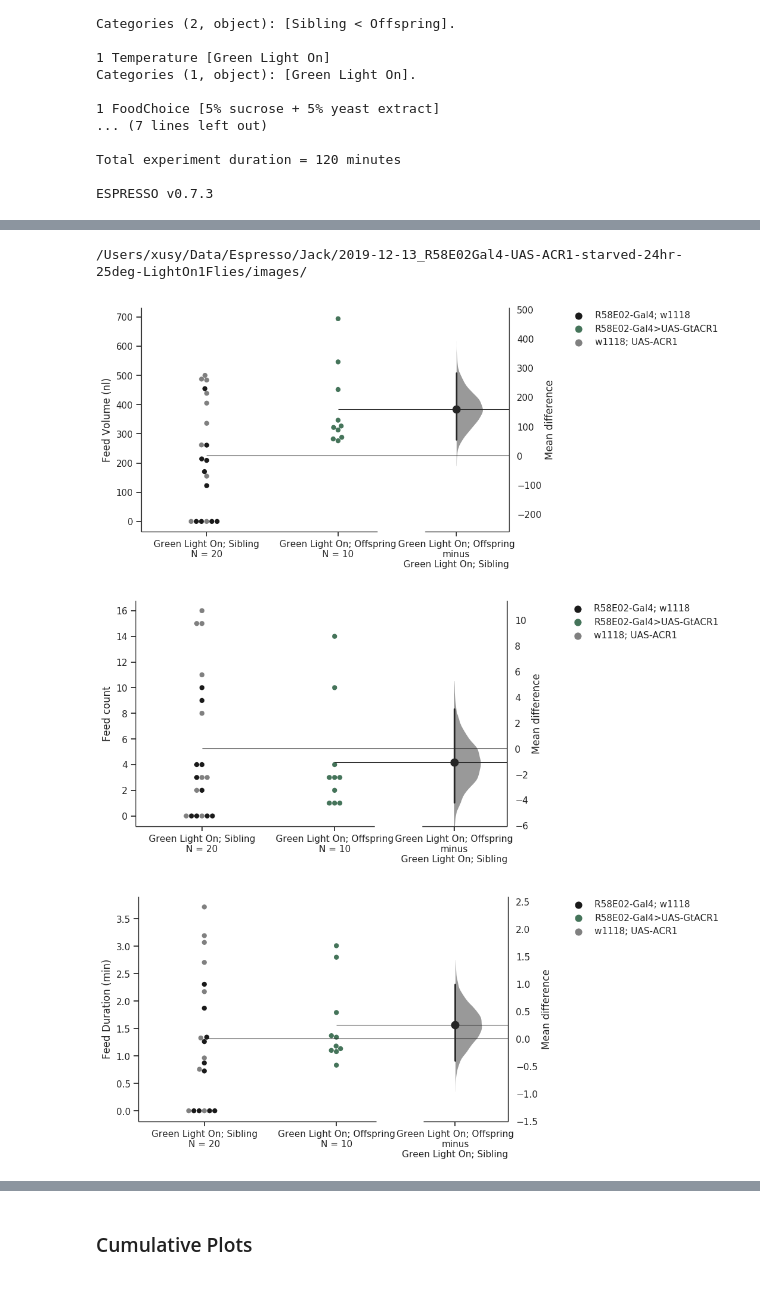
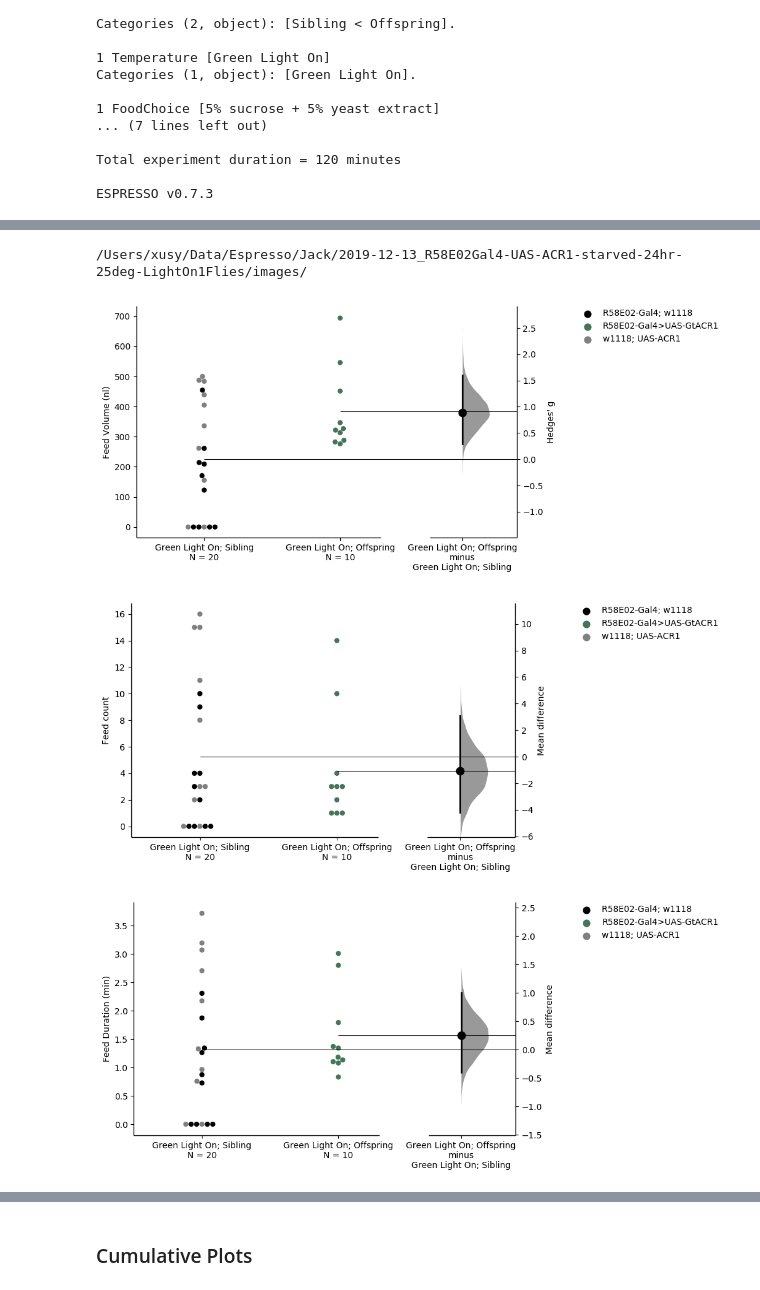
Before and after one commit to sangyu/SangyuShared, a Jupyter notebook: ACCCodetoShare/Espresso Notebooks/Espresso Notebook for Jack.ipynb, the cells around one changed output, grey strips where cells are left out. Cells and saved outputs as stored; diff of their text form; code cells hidden in the pictures.

```diff
--- a/ACCCodetoShare/Espresso Notebooks/Espresso Notebook for Jack.ipynb
+++ b/ACCCodetoShare/Espresso Notebooks/Espresso Notebook for Jack.ipynb
@@ -74,7 +74,7 @@ compareby='Status'
 colorby='Genotype'
 timeToAnalyse=2 #hours
 figAspectRatio=(8, 5)
-
+fDPI=150
 
 
 # plot volume plots with espresso contrast plot function
@@ -84,13 +84,13 @@ volume = all_Data.plot.contrast.feed_volume_per_fly(group_by=groupby,
                                                     volume_unit="nanoliter",
                                                      end_hour=timeToAnalyse)
 # plot data with dabest
-fvolume = volume.mean_diff.plot(color_col=colorby,swarm_label="Feed Volume (nl)",
+fvolume = volume.hedges_g.plot(color_col=colorby,swarm_label="Feed Volume (nl)",
                                 custom_palette=CPalette,
                                     fig_size=figAspectRatio)
 
 # save both a .png for quick browsing and a .svg for manipulation
-fvolume.savefig(imagepath + 'Volume' +'deg.png',transparent=True, bbox_inches='tight', dpi=200)
-fvolume.savefig(imagepath + 'Volume' +'deg.svg',transparent=True, bbox_inches='tight')
+fvolume.savefig(imagepath + 'Volume' +'.png',transparent=True, bbox_inches='tight', dpi=fDPI)
+fvolume.savefig(imagepath + 'Volume' +'.svg',transparent=True, bbox_inches='tight')
 
 
 count = all_Data.plot.contrast.feed_count_per_fly(group_by=groupby,
@@ -98,36 +98,36 @@ count = all_Data.plot.contrast.feed_count_per_fly(group_by=groupby,
                                                      end_hour=timeToAnalyse)
 
 fcount = count.mean_diff.plot(color_col=colorby, fig_size=figAspectRatio,swarm_label="Feed count",
                                 custom_palette=CPalette)
-fcount.savefig(imagepath + 'Count.png',transparent=True, bbox_inches='tight', dpi=200)
+fcount.savefig(imagepath + 'Count.png',transparent=True, bbox_inches='tight', dpi=fDPI)
 fcount.savefig(imagepath + 'Count.svg',transparent=True, bbox_inches='tight')
 
 
 
 duration = all_Data.plot.contrast.feed_duration_per_fly(group_by=groupby,
                                                        compare_by=compareby,start_hour=0,
                                                      end_hour=timeToAnalyse)
 
 fduration = duration.mean_diff.plot(color_col=colorby,
                                 custom_palette=CPalette, swarm_label="Feed Duration (min)",
                                     fig_size=figAspectRatio)
-fduration.savefig(imagepath + 'Duration.png',transparent=True, bbox_inches='tight', dpi=200)
+fduration.savefig(imagepath + 'Duration.png',transparent=True, bbox_inches='tight', dpi=fDPI)
 fduration.savefig(imagepath + 'Duration.svg',transparent=True, bbox_inches='tight')
 
 latency = all_Data.plot.contrast.latency_to_feed(group_by=groupby,
                                                        compare_by=compareby,start_hour=0,
                                                      end_hour=timeToAnalyse)
 
 flatency = latency.mean_diff.plot(color_col=colorby,
                                 custom_palette=CPalette, swarm_label="Latency to first feed (min)",
                                     fig_size=figAspectRatio)
-flatency.savefig(imagepath + 'Latency.png',transparent=True, bbox_inches='tight', dpi=200)
+flatency.savefig(imagepath + 'Latency.png',transparent=True, bbox_inches='tight', dpi=fDPI)
 flatency.savefig(imagepath + 'Latency.svg',transparent=True, bbox_inches='tight')
 
 # remind yourself where the pictures are
 print(imagepath)
 # %% [output]
 /Users/xusy/Data/Espresso/Jack/2019-12-13_R58E02Gal4-UAS-ACR1-starved-24hr-25deg-LightOn1Flies/images/
-[figure, old version]
+[figure, new version]
-[figure, old version]
+[figure, new version]
-[figure, old version]
+[figure, new version]
```
Also changed, not shown: parts of 4 cells of this notebook, 7 other files.
